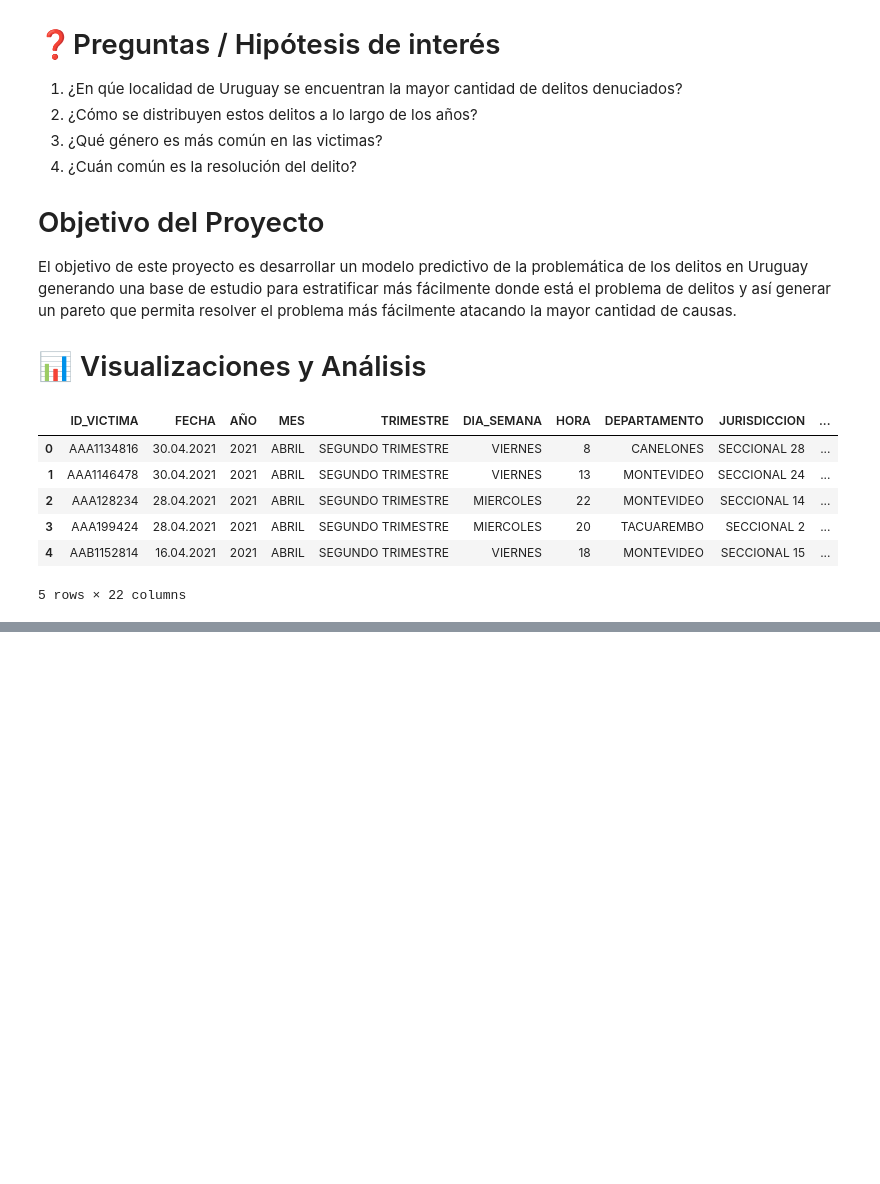
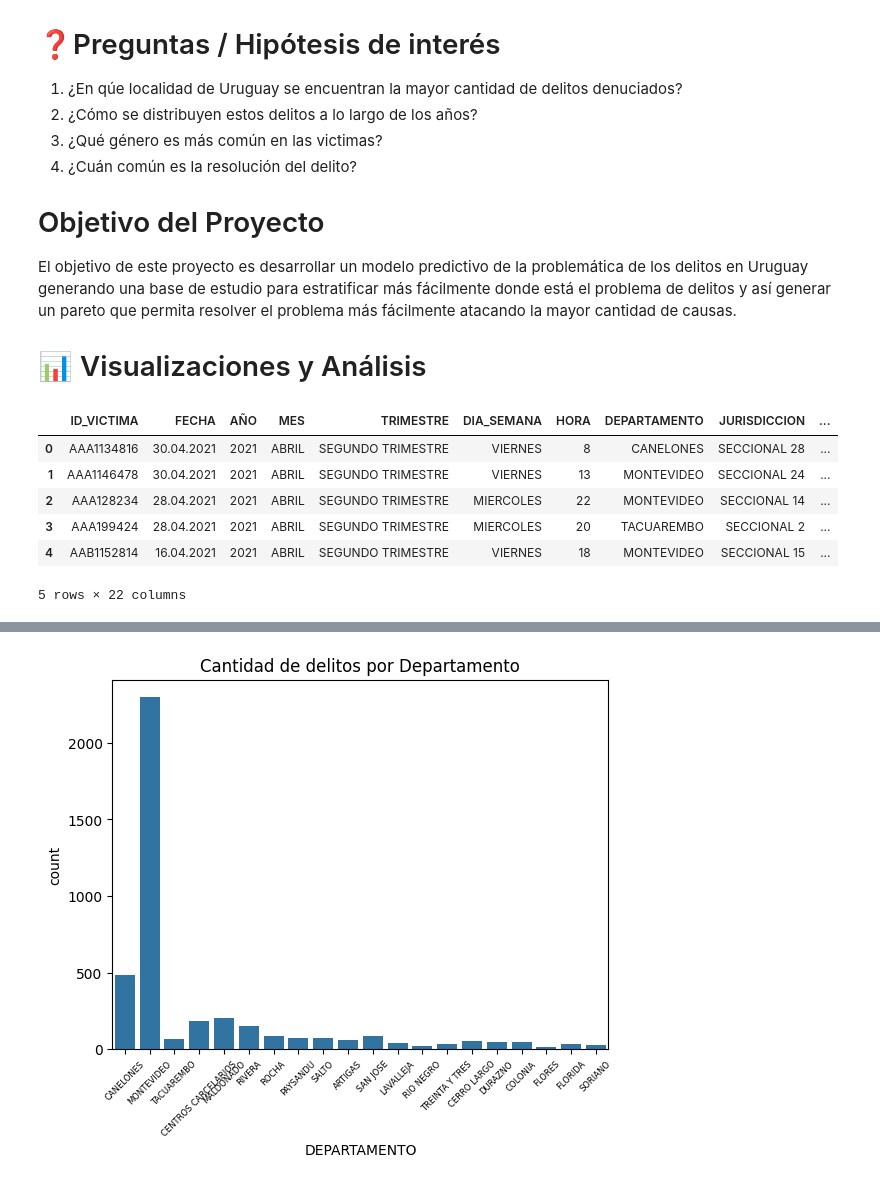
Before and after one commit to Syomara/Data-Science-1, a Jupyter notebook: ProyectoDS_Parte_1_Bazzini.ipynb, the cells around one changed output, grey strips where cells are left out. Drawn from its saved outputs; the diff is of its cells as text; code cells hidden in the pictures; blank space fills up the shorter version.

```diff
--- a/ProyectoDS_Parte_1_Bazzini.ipynb
+++ b/ProyectoDS_Parte_1_Bazzini.ipynb
@@ -43,0 +56,7 @@ df.head()
+# %%
+sns.countplot(x='DEPARTAMENTO', data=df)
+plt.title('Cantidad de delitos por Departamento')
+plt.xticks(fontsize=6,rotation=45)
+plt.show()
+# %% [output]
+[figure, added]
```
Also changed, not shown: parts of 8 cells of this notebook.
